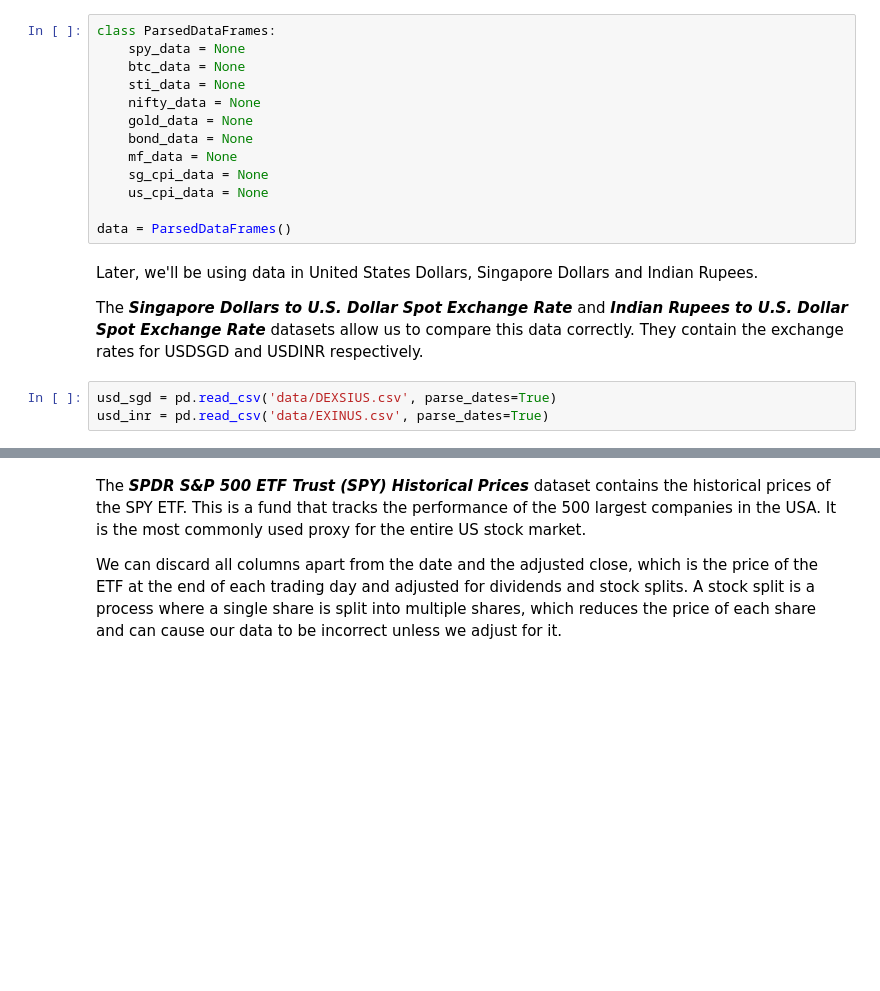
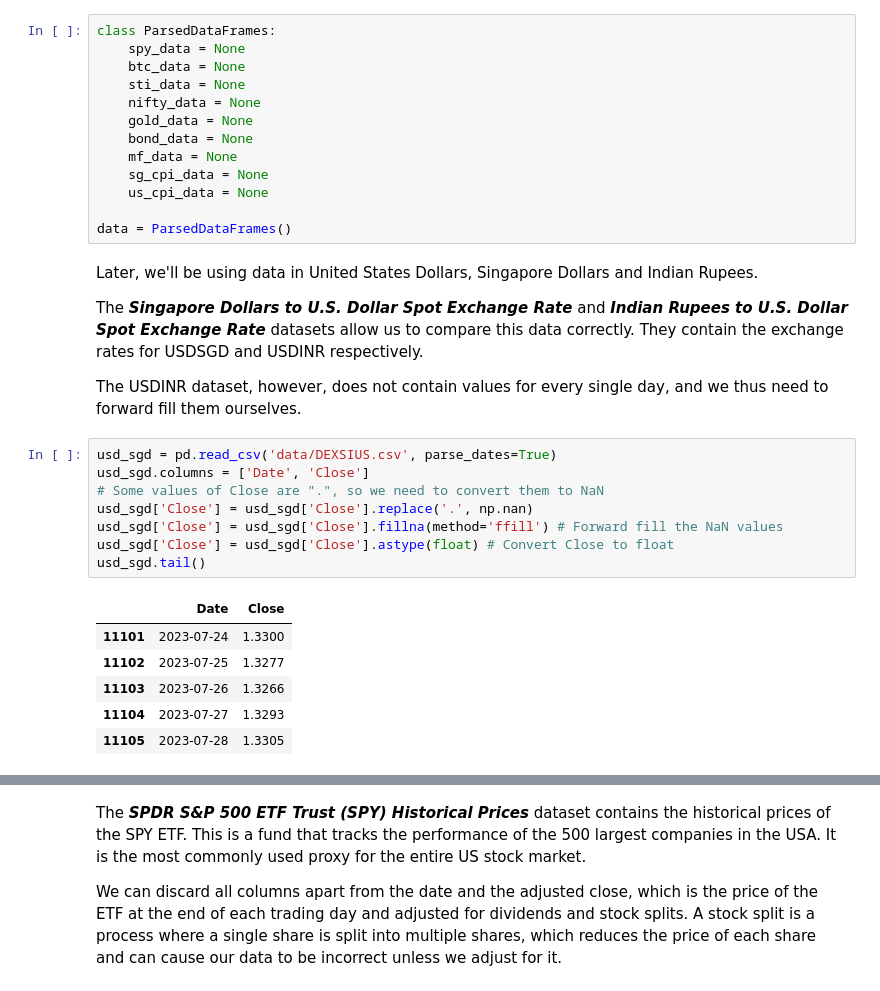
Before and after one commit to ConfuseIous/PDS-CA2, a Jupyter notebook: Main.ipynb, the cells around one changed output, grey strips where cells are left out. Saved outputs shown, nothing was run; the diff lists cells and outputs as text; blank space fills up the shorter version.

```diff
--- a/Main.ipynb
+++ b/Main.ipynb
@@ -64,6 +63,20 @@ data = ParsedDataFrames()
 Later, we'll be using data in United States Dollars, Singapore Dollars and Indian Rupees.
 
 The ***Singapore Dollars to U.S. Dollar Spot Exchange Rate*** and ***Indian Rupees to U.S. Dollar Spot Exchange Rate*** datasets allow us to compare this data correctly. They contain the exchange rates for USDSGD and USDINR respectively.
+
+The USDINR dataset, however, does not contain values for every single day, and we thus need to forward fill them ourselves.
-# %%
-usd_sgd = pd.read_csv('data/DEXSIUS.csv', parse_dates=True)
-usd_inr = pd.read_csv('data/EXINUS.csv', parse_dates=True)
+# %%
+usd_sgd = pd.read_csv('data/DEXSIUS.csv', parse_dates=True)
+usd_sgd.columns = ['Date', 'Close']
+# Some values of Close are ".", so we need to convert them to NaN
+usd_sgd['Close'] = usd_sgd['Close'].replace('.', np.nan)
+usd_sgd['Close'] = usd_sgd['Close'].fillna(method='ffill') # Forward fill the NaN values
+usd_sgd['Close'] = usd_sgd['Close'].astype(float) # Convert Close to float
+usd_sgd.tail()
+# %% [output]
+|  | Date | Close |
+| 11101 | 2023-07-24 | 1.3300 |
+| 11102 | 2023-07-25 | 1.3277 |
+| 11103 | 2023-07-26 | 1.3266 |
+| 11104 | 2023-07-27 | 1.3293 |
+| 11105 | 2023-07-28 | 1.3305 |
```
Also changed, not shown: parts of 7 cells of this notebook.
